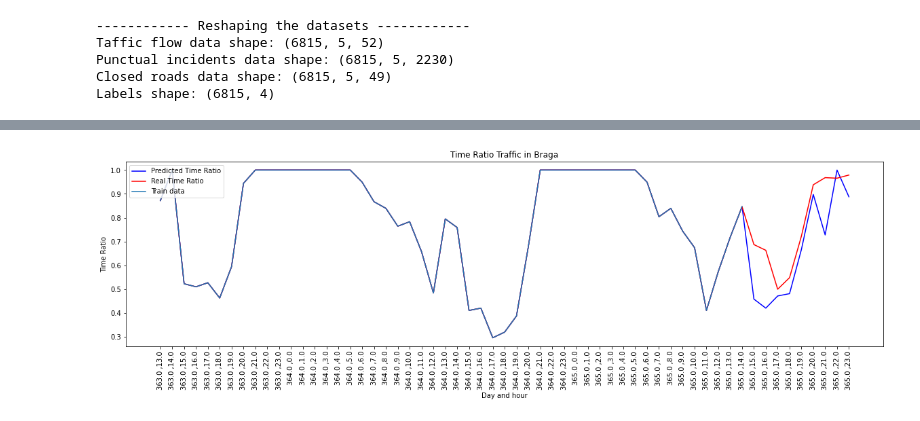
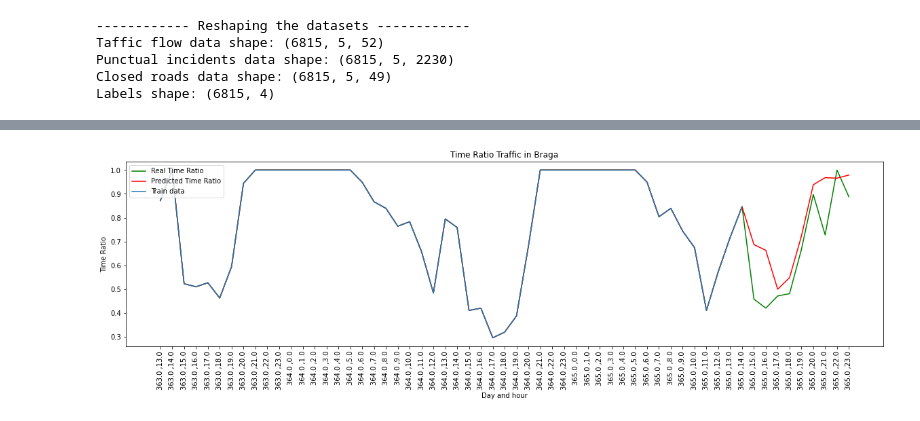
Before and after one commit to guiandrade2/TrafficFlow, a Jupyter notebook: model.ipynb, the cells around one changed output, grey strips where cells are left out. Cells and saved outputs as stored; diff of their text form; code cells hidden in the pictures.

Commit message:
Corrected the plot legend

```diff
--- a/model.ipynb
+++ b/model.ipynb
@@ -568,36 +568,36 @@ def make_plot(street_number,n_time_step,predictions,true_values,x_axis):
   #10 - 1 = 9
   i = n_time_step - 1
 
   x_axis = np.asarray(x_axis)
 
   x_axis_train = x_axis[:len(x_axis) - i][-50:]
   y_train = corrected_labels[:len(corrected_labels)-i][:,street_number][-50:]
 
   y_axis_predictions = np.append(y_train,np.asarray(predictions)[:,street_number],axis=0)
   y_axis_true_values = np.append(y_train,np.asarray(true_values)[:,street_number],axis=0)
 
   # plt.plot(x_axis[-60:-1],y_axis_true_values,'b')
   # plt.plot(x_axis[-60:-1],y_axis_predictions,'r')
-  plt.plot(x_axis[-59:],y_axis_true_values,'b')
+  plt.plot(x_axis[-59:],y_axis_true_values,'g')
   plt.plot(x_axis[-59:],y_axis_predictions,'r')
   plt.plot(x_axis_train,y_train)
 
   plt.title("Time Ratio Traffic in Braga")
   plt.xlabel("Day and hour")
   plt.xticks(rotation=90)
   plt.ylabel("Time Ratio")
   plt.legend([
+            'Real Time Ratio',
             'Predicted Time Ratio',
-            'Real Time Ratio',
             'Train data'
             ],loc = 'upper left')
 
   plt.legend
   plt.show()
 
 make_plot(1,n_time_step,predictions,true_values,x_axis)
 # %% [output]
-[figure, old version]
+[figure, new version]
 # %%
 def save_model(model_name, losses, epochs, batch_size, time_step, units,stateless = True):
     import os
```
